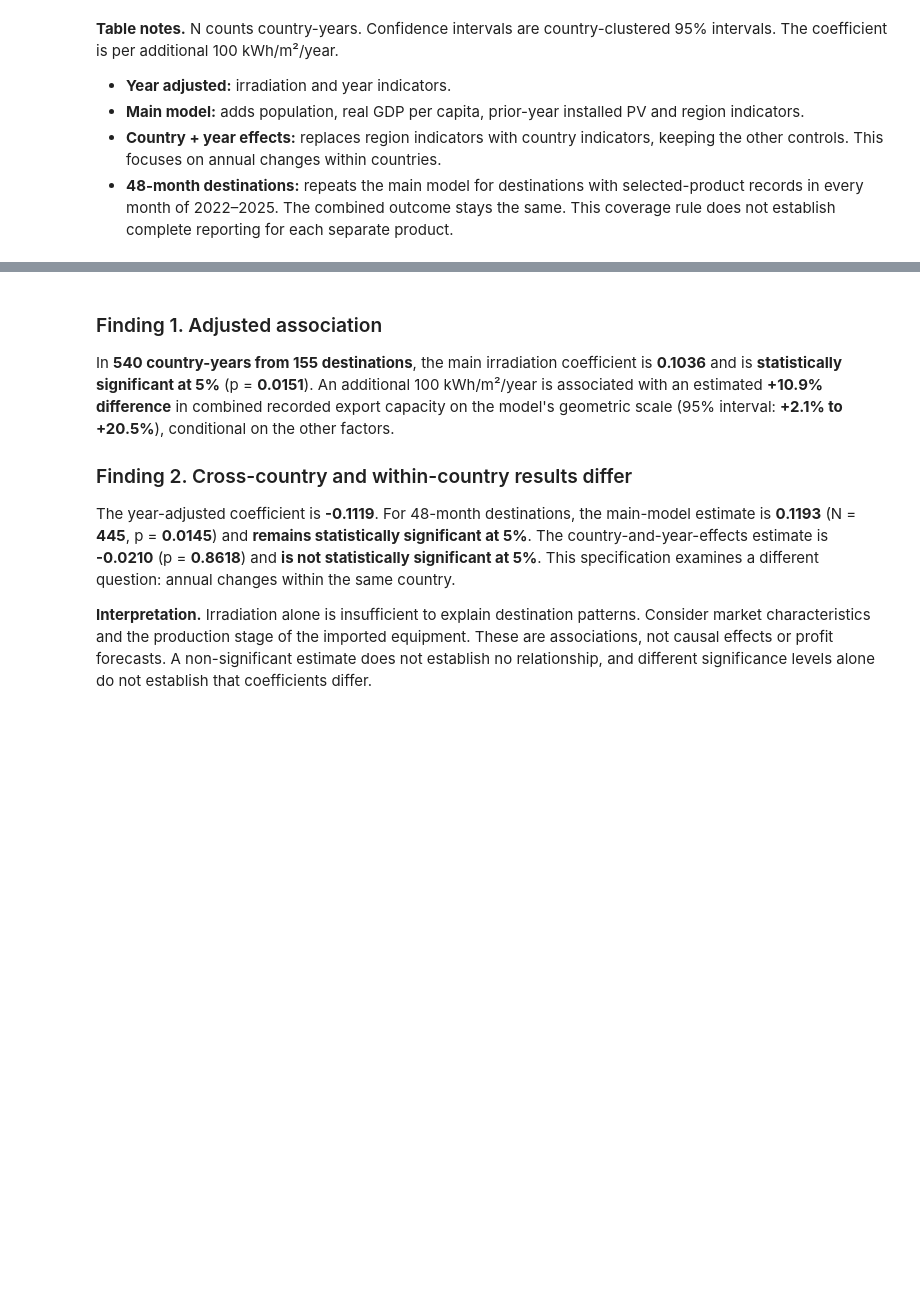
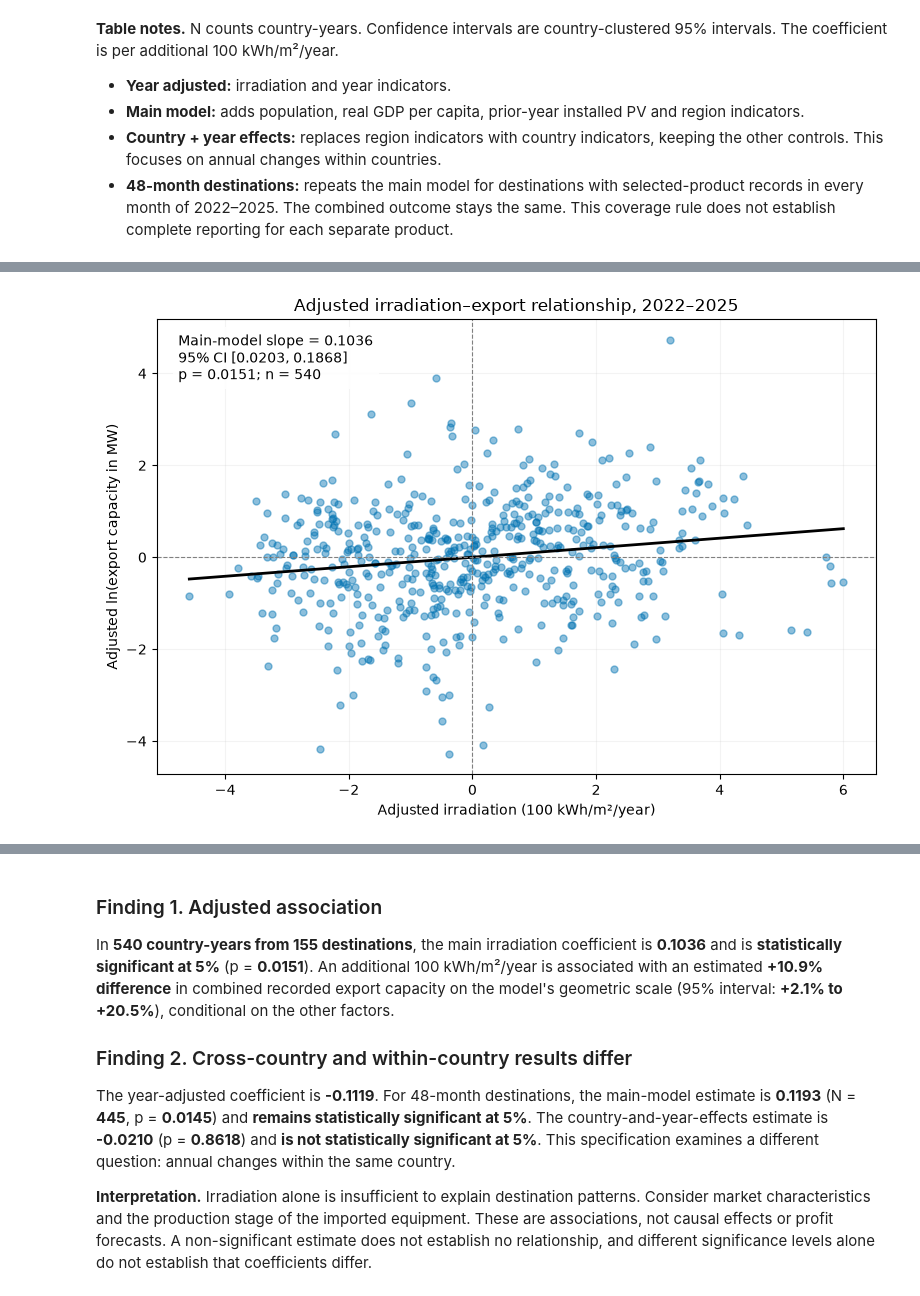
Before and after one commit to Amyzzz17/ZhengWangZhouLi, a Jupyter notebook: Scripts/Solar_Radiation_All_Products.ipynb, the cells around one changed output, grey strips where cells are left out. Saved outputs shown, nothing was run; the diff lists cells and outputs as text; code cells hidden in the pictures; blank space fills up the shorter version.

```diff
--- a/Scripts/Solar_Radiation_All_Products.ipynb
+++ b/Scripts/Solar_Radiation_All_Products.ipynb
@@ -223,0 +233,34 @@ display(results[columns].style.hide(axis='index').format(precision=4))
+# %%
+# Remove the same control variables from each axis for visualization.
+other_factors = ('log_population + log_gdp_pc + log_lag_pv + '
+                 'C(figure3_region) + C(export_year)')
+radiation_resid = smf.ols('ghi_per_100 ~ ' + other_factors, data=sample).fit().resid
+export_resid = smf.ols('log_capacity ~ ' + other_factors, data=sample).fit().resid
+
+# Use the existing main-model coefficient and country-clustered inference.
+adjusted_beta = main_model.params['ghi_per_100']
+adjusted_lower, adjusted_upper = main_model.conf_int().loc['ghi_per_100']
+adjusted_p = main_model.pvalues['ghi_per_100']
+
+fig, ax = plt.subplots(figsize=(8, 5.5))
+ax.scatter(radiation_resid, export_resid, s=25, alpha=0.45, color='#0072B2')
+x_line = np.linspace(radiation_resid.min(), radiation_resid.max(), 100)
+ax.plot(x_line, adjusted_beta * x_line, color='black', linewidth=2)
+ax.axhline(0, color='gray', linestyle='--', linewidth=0.8)
+ax.axvline(0, color='gray', linestyle='--', linewidth=0.8)
+ax.set_xlabel('Adjusted irradiation (100 kWh/m²/year)')
+ax.set_ylabel('Adjusted ln(export capacity in MW)')
+ax.set_title('Adjusted irradiation–export relationship, 2022–2025')
+ax.text(0.03, 0.97,
+        f'Main-model slope = {adjusted_beta:.4f}\n'
+        f'95% CI [{adjusted_lower:.4f}, {adjusted_upper:.4f}]\n'
+        f'p = {adjusted_p:.4f}; n = {len(sample)}',
+        transform=ax.transAxes, va='top', fontsize=10,
+        bbox={'facecolor': 'white', 'edgecolor': 'none', 'alpha': 0.9})
+ax.grid(alpha=0.15)
+fig.tight_layout()
+fig.savefig(output / 'solar_radiation_all_products_adjusted.png',
+            dpi=200, bbox_inches='tight')
+plt.show()
+# %% [output]
+[figure, added]
```
Also changed, not shown: parts of 6 cells of this notebook, 2 other files.
